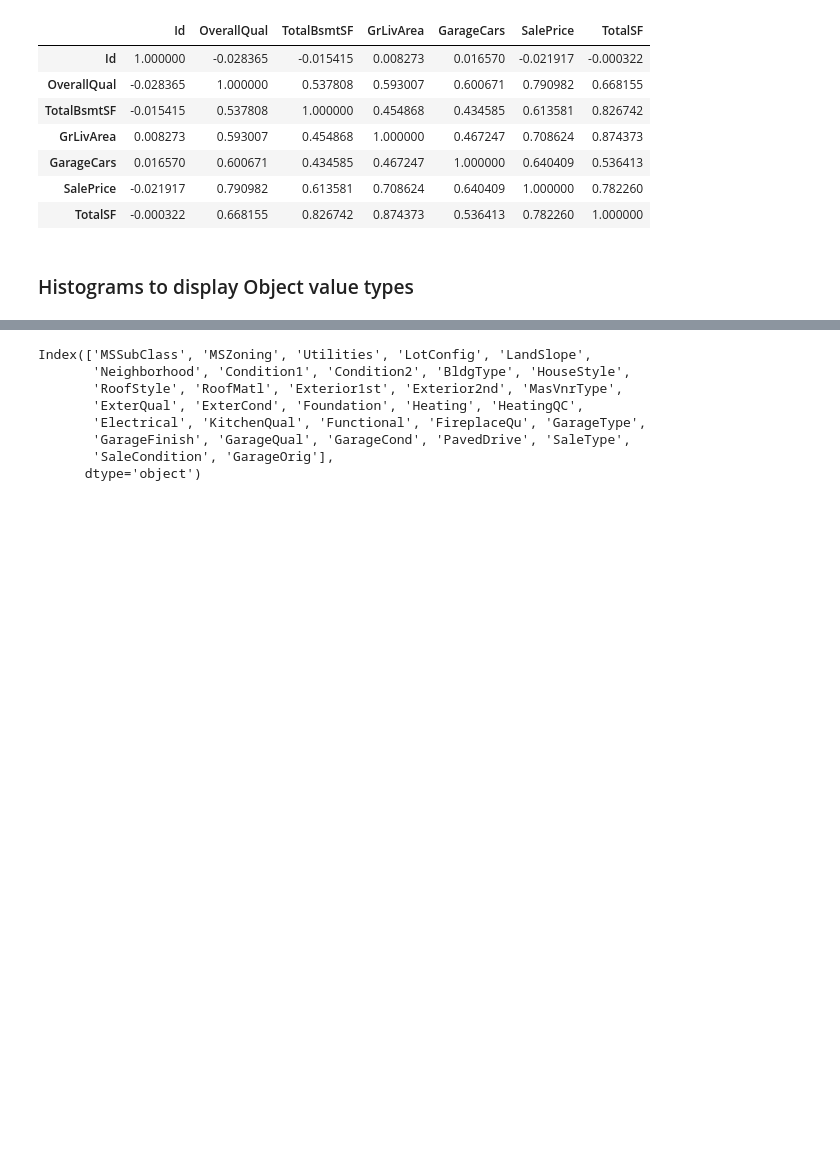
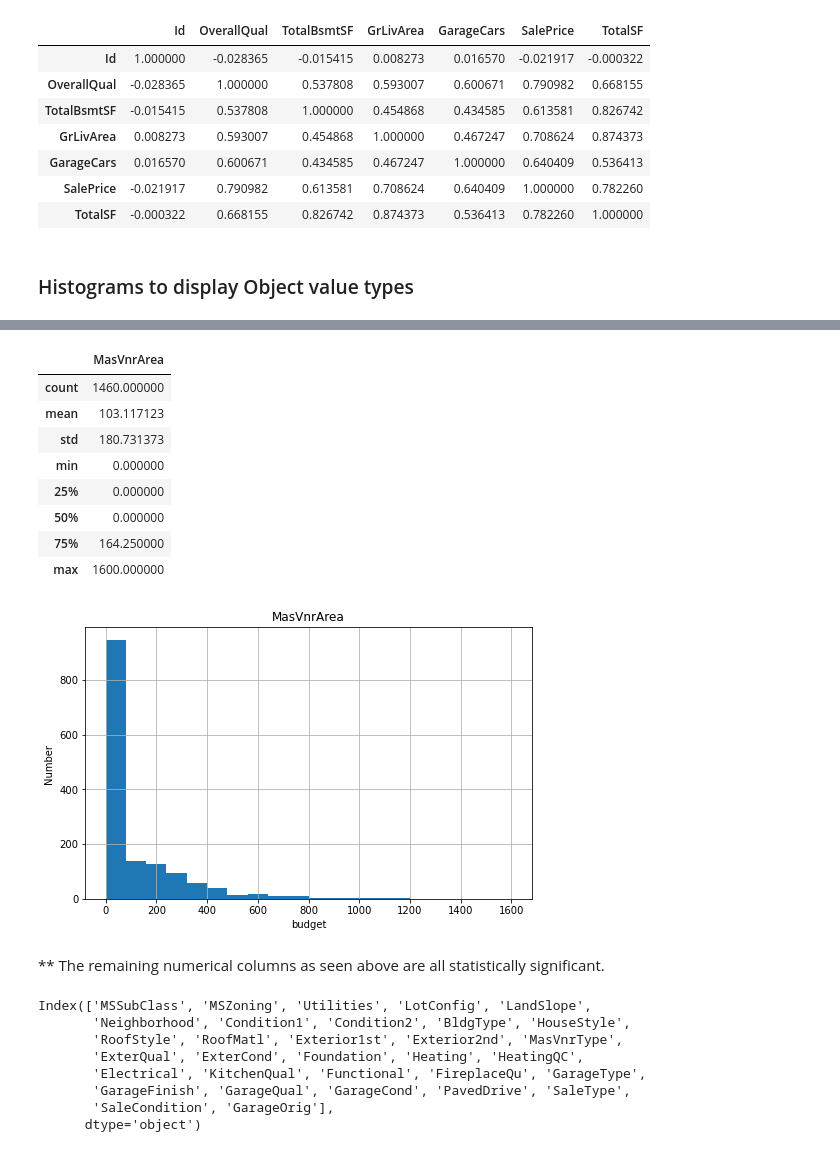
Before and after one commit to StephenDodd1/HousingPricePredictiveModel, a Jupyter notebook: Notebooks/01_data_wrangling.ipynb, the cells around one changed output, grey strips where cells are left out. Drawn from its saved outputs; the diff is of its cells as text; code cells hidden in the pictures; blank space fills up the shorter version.

```diff
--- a/Notebooks/01_data_wrangling.ipynb
+++ b/Notebooks/01_data_wrangling.ipynb
@@ -1604,3 +1638,22 @@ for idx, col in enumerate(df.select_dtypes('int64').columns):
+# %%
+ax = df['MasVnrArea'].hist(bins=20)
+ax.set_ylabel('Number ')
+ax.set_xlabel('budget')
+ax.set_title('MasVnrArea')
+pd.DataFrame(df['MasVnrArea'].describe())
+# %% [output]
+|  | MasVnrArea |
+| count | 1460.000000 |
+| mean | 103.117123 |
+| std | 180.731373 |
+| min | 0.000000 |
+| 25% | 0.000000 |
+| 50% | 0.000000 |
+| 75% | 164.250000 |
+| max | 1600.000000 |
+[figure, added]
+# %% [markdown]
+** The remaining numerical columns as seen above are all statistically significant.
 # %%
 print(df.select_dtypes('object').columns)
 # %% [output]
```
Also changed, not shown: parts of 16 cells of this notebook, 2 other files.
